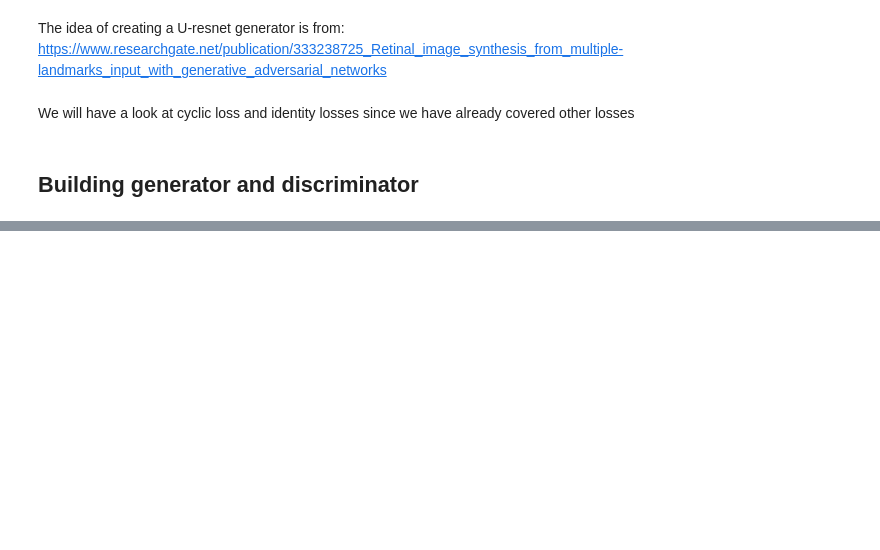
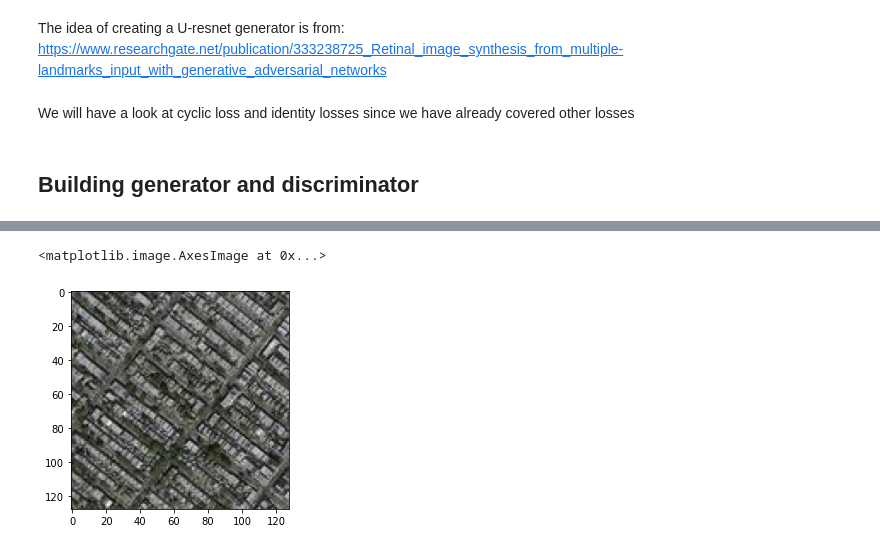
Before and after one commit to Astrojigs/Aerial-images-to-maps, a Jupyter notebook: Thesis CycleGAN.ipynb, the cells around one changed output, grey strips where cells are left out. Drawn from its saved outputs; the diff is of its cells as text; code cells hidden in the pictures; blank space fills up the shorter version.

```diff
--- a/Thesis CycleGAN.ipynb
+++ b/Thesis CycleGAN.ipynb
@@ -637,0 +649,5 @@ Time taken for epoch 77 is 807.9532237052917
+# %%
+plt.imshow(test_aerial[200].reshape(1,128,128,3)[0])
+# %% [output]
+<matplotlib.image.AxesImage at 0x...>
+[figure, added]
```
Also changed, not shown: parts of 4 cells of this notebook.
